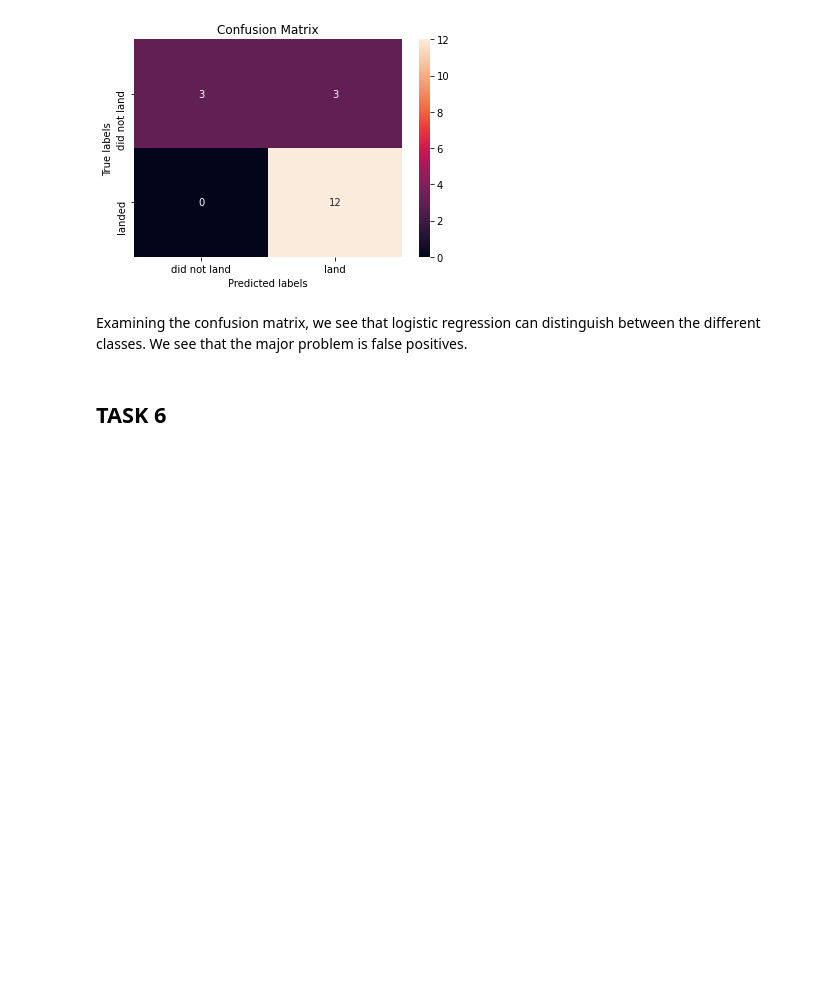
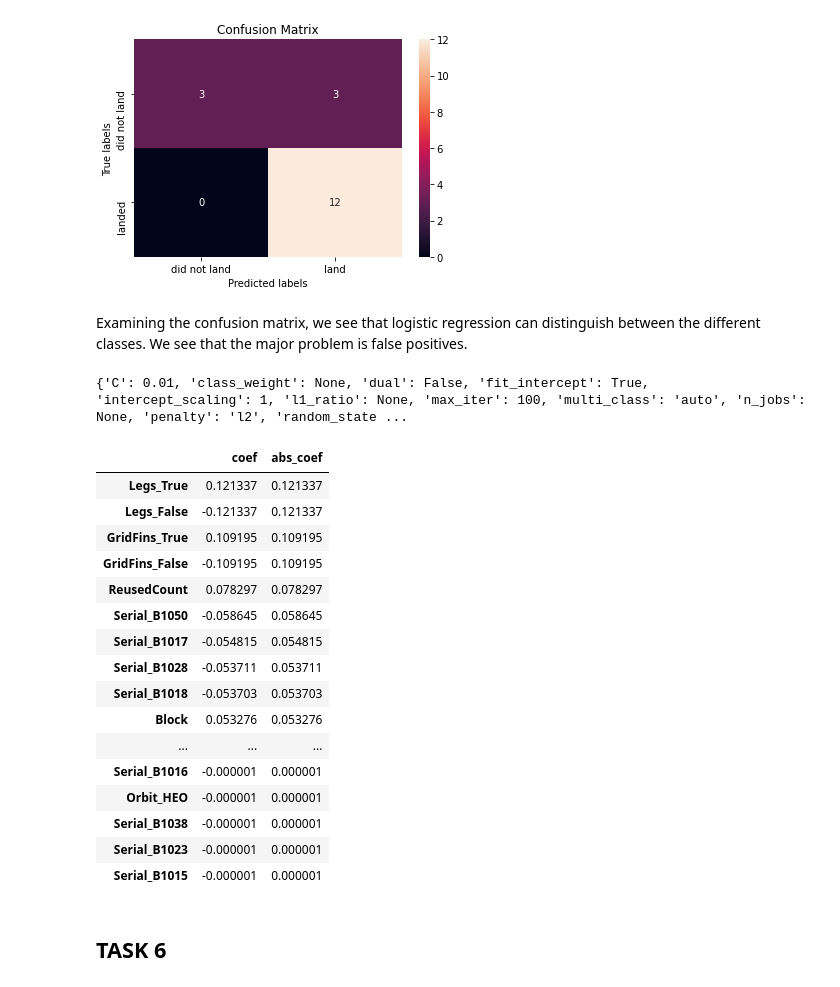
Before and after one commit to csjean/Coursera_Data_TEST, a Jupyter notebook: Applied DSc Capstone - 07 ML Prediction.ipynb, the cells around one changed output. Drawn from its saved outputs; the diff is of its cells as text; code cells hidden in the pictures; blank space fills up the shorter version.

```diff
--- a/Applied DSc Capstone - 07 ML Prediction.ipynb
+++ b/Applied DSc Capstone - 07 ML Prediction.ipynb
@@ -221,6 +233,46 @@ plot_confusion_matrix(Y_test,yhat)
 [figure]
 # %% [markdown]
 Examining the confusion matrix, we see that logistic regression can distinguish between the different classes.  We see that the major problem is false positives.
+# %%
+##Show logreg params:
+
+best_lr = LogisticRegression()
+best_lr.set_params(**logreg_cv.best_params_)
+print(best_lr.get_params())
+best_lr.fit(X_train, Y_train)
+best_lr.score(X_train, Y_train)
+
+coef_names = features.columns
+coef_val = best_lr.coef_
+coef_dict = {coef_names[i]:coef_val[0,i] for i in range(len(coef_names))}
+
+pd.options.display.float_format = '{:,.6f}'.format
+
+coef_df = pd.DataFrame.from_dict(coef_dict, orient='index', columns=['coef'] )
+coef_df['abs_coef'] = coef_df['coef'].abs()
+coef_df.sort_values(by=['abs_coef'], ascending=False, inplace=True)
+
+pd.set_option('display.max_rows', None)
+coef_df
+# %% [output]
+{'C': 0.01, 'class_weight': None, 'dual': False, 'fit_intercept': True, 'intercept_scaling': 1, 'l1_ratio': None, 'max_iter': 100, 'multi_class': 'auto', 'n_jobs': None, 'penalty': 'l2', 'random_state ...
+|  | coef | abs_coef |
+| Legs_True | 0.121337 | 0.121337 |
+| Legs_False | -0.121337 | 0.121337 |
+| GridFins_True | 0.109195 | 0.109195 |
+| GridFins_False | -0.109195 | 0.109195 |
+| ReusedCount | 0.078297 | 0.078297 |
+| Serial_B1050 | -0.058645 | 0.058645 |
+| Serial_B1017 | -0.054815 | 0.054815 |
+| Serial_B1028 | -0.053711 | 0.053711 |
+| Serial_B1018 | -0.053703 | 0.053703 |
+| Block | 0.053276 | 0.053276 |
+| ... | ... | ... |
+| Serial_B1016 | -0.000001 | 0.000001 |
+| Orbit_HEO | -0.000001 | 0.000001 |
+| Serial_B1038 | -0.000001 | 0.000001 |
+| Serial_B1023 | -0.000001 | 0.000001 |
+| Serial_B1015 | -0.000001 | 0.000001 |
 # %% [markdown]
 ## TASK  6
 # %% [markdown]
```
Also changed, not shown: parts of 13 cells of this notebook.
